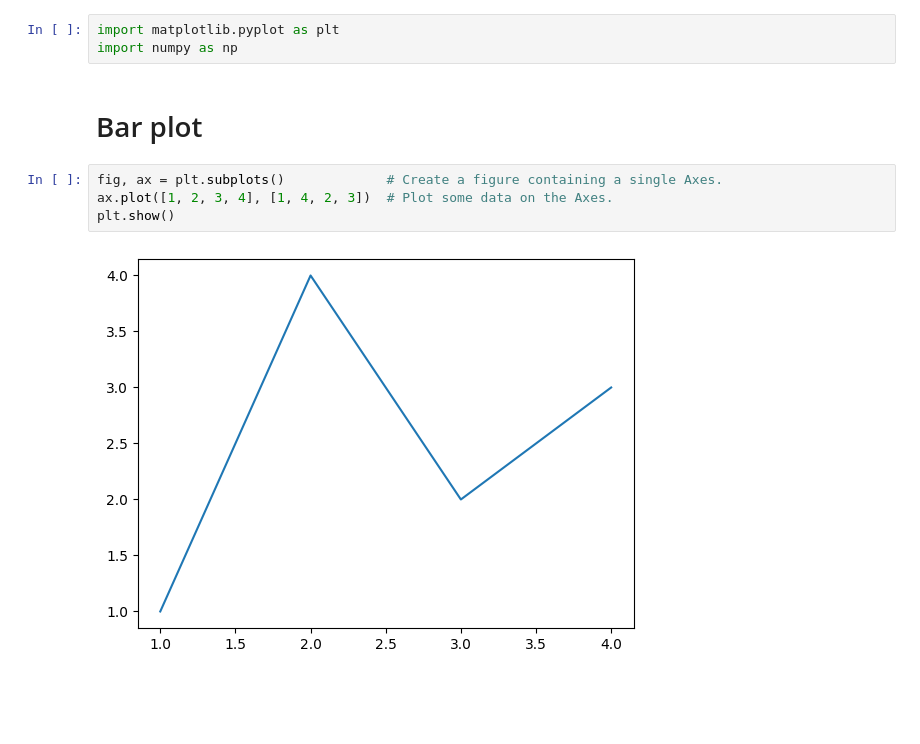
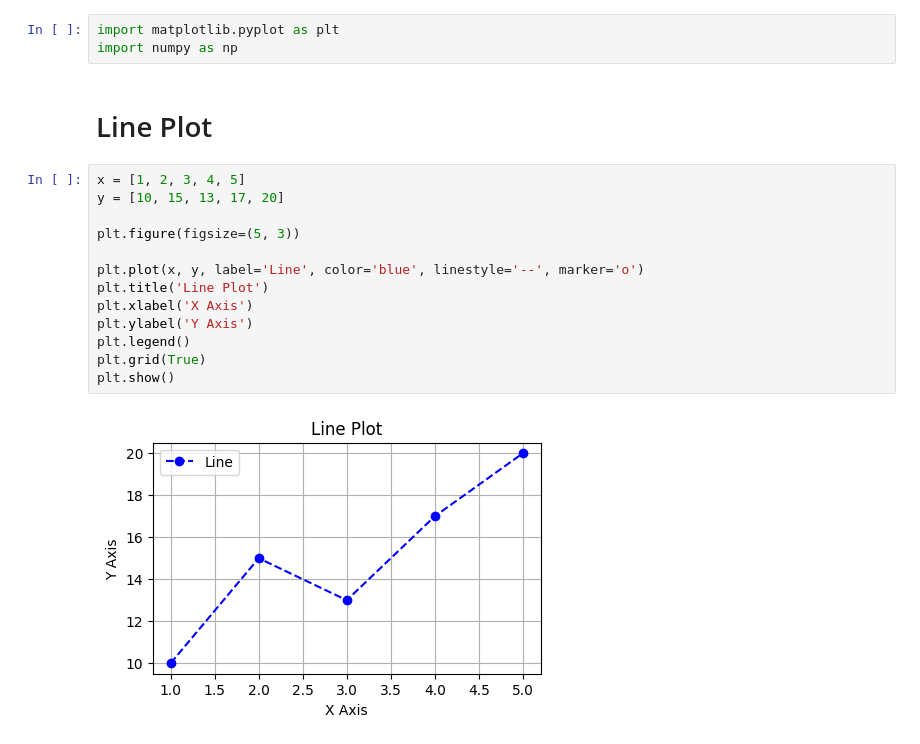
Before and after one commit to R123gh/Data-visualization-, a Jupyter notebook: 1_Datavisualization.ipynb, the cells around one changed output. Drawn from its saved outputs; the diff is of its cells as text; blank space fills up the shorter version.

```diff
--- a/1_Datavisualization.ipynb
+++ b/1_Datavisualization.ipynb
@@ -2,10 +2,19 @@
 import matplotlib.pyplot as plt
 import numpy as np
 # %% [markdown]
-#  Bar plot
+# Line Plot
 # %%
-fig, ax = plt.subplots()             # Create a figure containing a single Axes.
-ax.plot([1, 2, 3, 4], [1, 4, 2, 3])  # Plot some data on the Axes.
+x = [1, 2, 3, 4, 5]
+y = [10, 15, 13, 17, 20]
+
+plt.figure(figsize=(5, 3))
+
+plt.plot(x, y, label='Line', color='blue', linestyle='--', marker='o')
+plt.title('Line Plot')
+plt.xlabel('X Axis')
+plt.ylabel('Y Axis')
+plt.legend()
+plt.grid(True)
 plt.show()
 # %% [output]
-[figure, old version]
+[figure, new version]
```
Also changed, not shown: parts of 4 cells of this notebook.
